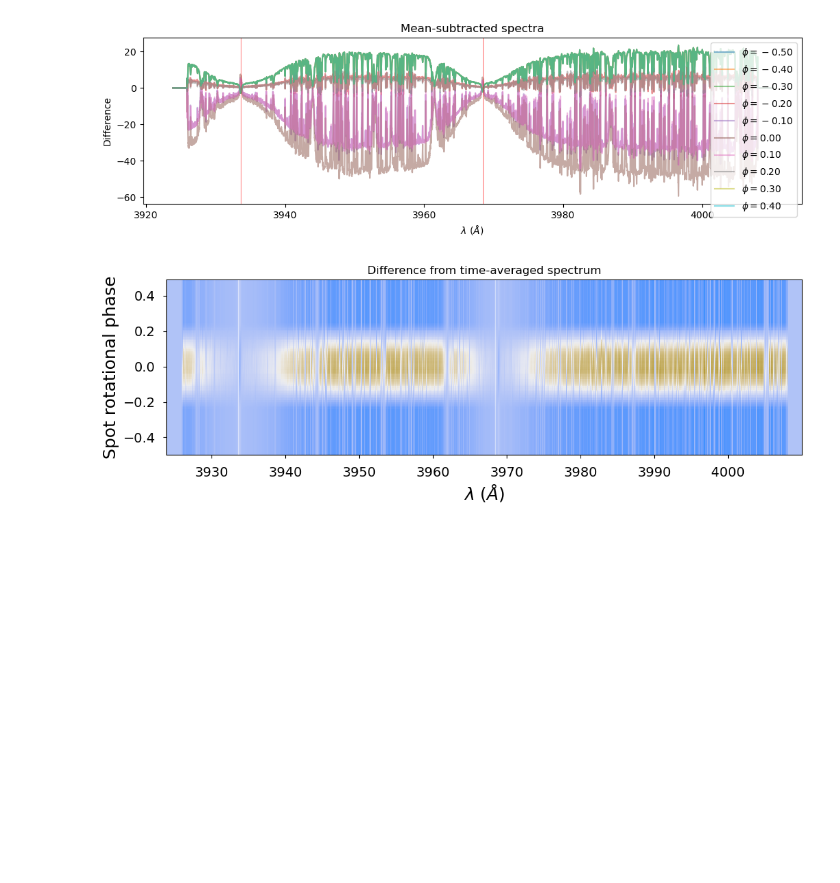
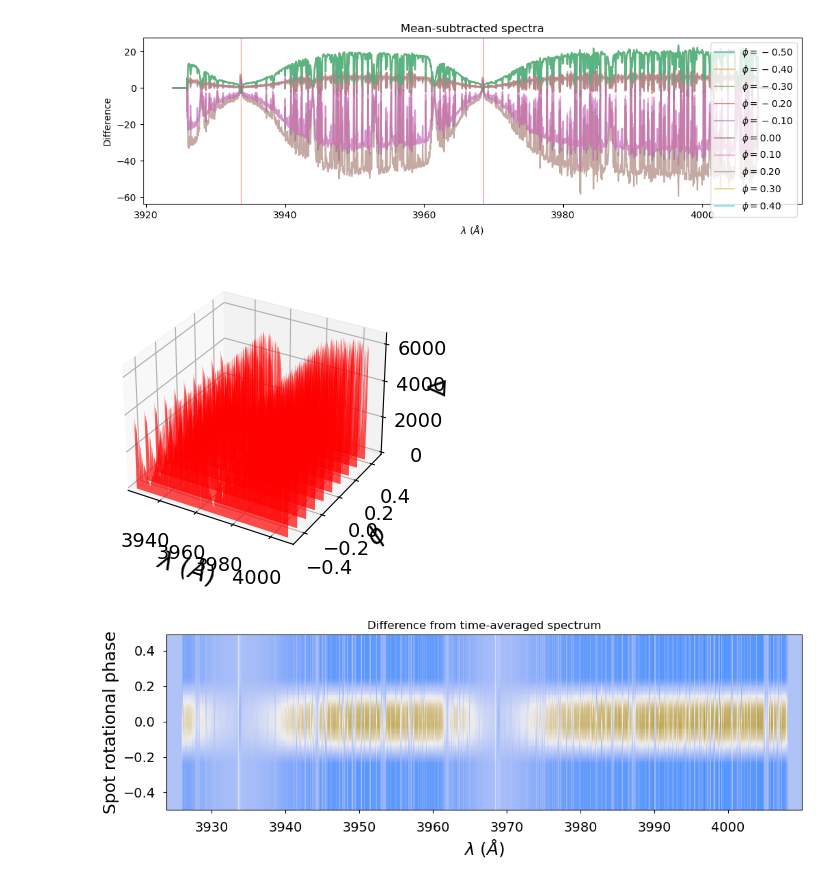
Before and after one commit to tloredo/SOAP2SpotSVDDemo, a Jupyter notebook: SOAP2 sunspot spectrum SVD demo.ipynb, the cells around one changed output. Saved outputs shown, nothing was run; the diff lists cells and outputs as text; code cells hidden in the pictures; blank space fills up the shorter version.

Commit message:
Fix waterfall plot cell in notebook, adding cc2 colormap function

```diff
--- a/SOAP2 sunspot spectrum SVD demo.ipynb
+++ b/SOAP2 sunspot spectrum SVD demo.ipynb
@@ -135,43 +135,48 @@ if True:
 [figure]
 # %%
 # Try a waterfall-style plot of spectra at a few phases.
-# NOTE: This works in a script, but produces no output in a notebook.
-if False:
+# NOTE: There may be trouble with interactive 3D plotting in the notebook.
+if True:
     fig = figure(figsize=(8, 4))
     # The next line breaks after mpl-3.6; use add_subplot instead:
     # ax = fig.gca(projection='3d')
     ax = fig.add_subplot(projection='3d')
 
     verts = []
 
     # If there are many phases, plot a subset.
     if dynspec.nphases >= 10:
         step = dynspec.nphases//10
     else:
         step = 1
 
     ind = list(range(0, dynspec.nphases, step))
     zs = dynspec.phases[ind]
     y_l, y_u = 0., 0.
     for i, z in zip(ind, zs):
         # ys = dynspec.active[i,:] - avg
         ys = dynspec.active[i,:]
         y_l = min(y_l, ys.min())
         y_u = max(y_u, ys.max())
         # ys[0], ys[-1] = 0, 0
         verts.append(list(zip(dynspec.lambdas, ys)))
 
-    poly = PolyCollection(verts, facecolors=[cc('r'), cc('g'), cc('b'),
-                                             cc('y')])
+    def cc2(arg):
+        return mcolors.to_rgba(arg, alpha=0.6)
+
+    poly = PolyCollection(verts, facecolors=[cc2('r'), cc2('g'), cc2('b'),
+                                             cc2('y')])
     poly.set_alpha(0.7)
     ax.add_collection3d(poly, zs=zs, zdir='y')
 
     ax.set_xlabel(r'$\lambda$ ($\AA$)')
     ax.set_xlim3d(dynspec.lambdas[0], dynspec.lambdas[-1])
     ax.set_ylabel('$\phi$')
     ax.set_ylim3d(-.5, .5)
     ax.set_zlabel(r'$\Delta$')
     ax.set_zlim3d(y_l, y_u)
+# %% [output]
+[figure, added]
 # %%
 # Plot an image of the difference of spectra from the time-averaged spectrum.
 # *** Double-check the origin='lower' setting here (matches use in OuterProduct,
```
